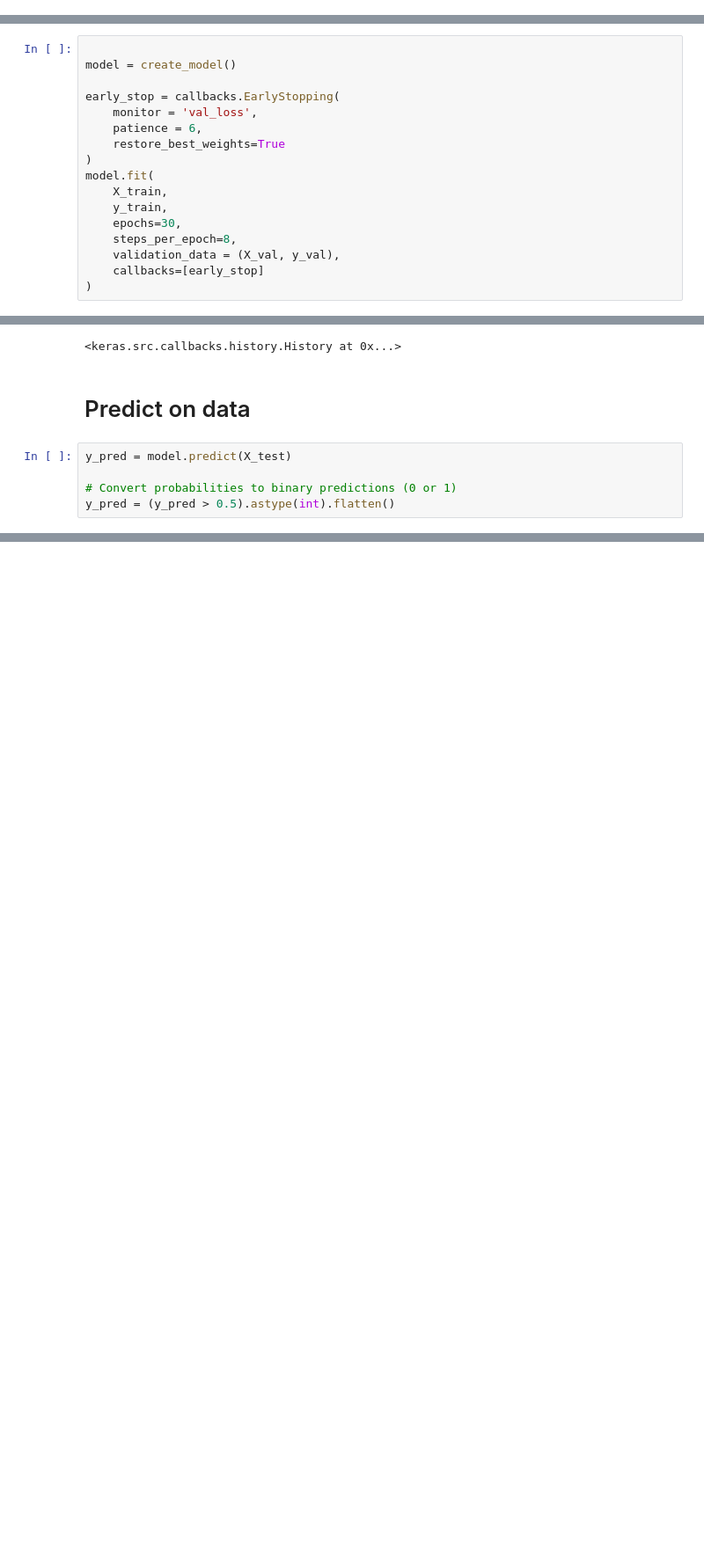
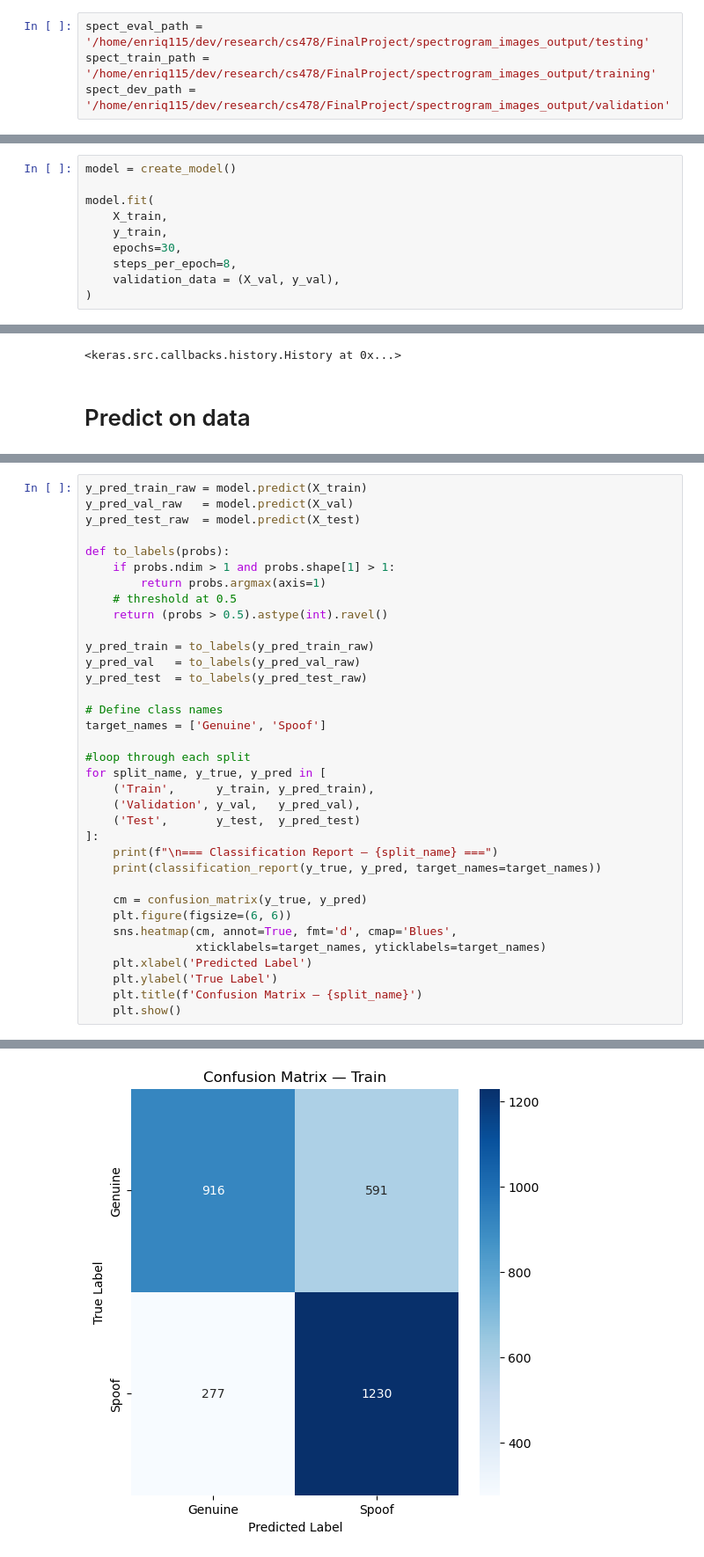
Before and after one commit to to-Gabriel/NeuralNetsAndAudioFeatures, a Jupyter notebook: DeepfakePaperMethod.ipynb, the cells around one changed output, grey strips where cells are left out. Shown: that part at 88% size. Cells and saved outputs as stored; diff of their text form; blank space fills up the shorter version.

Commit message:
Added ipynb files for Wav2Vec Model and Paper Model(Updated)

```diff
--- a/DeepfakePaperMethod.ipynb
+++ b/DeepfakePaperMethod.ipynb
@@ -182,0 +61,4 @@ X_val, y_val = shuffle(X_val, y_val, random_state=42)
+# %%
+spect_eval_path = '/home/enriq115/dev/research/cs478/FinalProject/spectrogram_images_output/testing'
+spect_train_path = '/home/enriq115/dev/research/cs478/FinalProject/spectrogram_images_output/training'
+spect_dev_path = '/home/enriq115/dev/research/cs478/FinalProject/spectrogram_images_output/validation'
@@ -211,21 +180,14 @@ def create_model():
     model.summary()
     return model
 # %%
-
 model = create_model()
 
-early_stop = callbacks.EarlyStopping(
-    monitor = 'val_loss',
-    patience = 6,
-    restore_best_weights=True
-)
 model.fit(
     X_train,
     y_train,
     epochs=30,
     steps_per_epoch=8,
     validation_data = (X_val, y_val),
-    callbacks=[early_stop]
 )
 # %% [output]
 Model: "sequential"
@@ -269,8 +228,3 @@ Epoch 30/30
 <keras.src.callbacks.history.History at 0x...>
 # %% [markdown]
 # Predict on data
-# %%
-y_pred = model.predict(X_test)
-
-# Convert probabilities to binary predictions (0 or 1)
-y_pred = (y_pred > 0.5).astype(int).flatten()
@@ -309,0 +231,36 @@ Precision Score (Spoof as Positive): 0.9444
+# %%
+y_pred_train_raw = model.predict(X_train)
+y_pred_val_raw   = model.predict(X_val)
+y_pred_test_raw  = model.predict(X_test)
+
+def to_labels(probs):
+    if probs.ndim > 1 and probs.shape[1] > 1:
+        return probs.argmax(axis=1)
+    # threshold at 0.5
+    return (probs > 0.5).astype(int).ravel()
+
+y_pred_train = to_labels(y_pred_train_raw)
+y_pred_val   = to_labels(y_pred_val_raw)
+y_pred_test  = to_labels(y_pred_test_raw)
+
+# Define class names
+target_names = ['Genuine', 'Spoof']
+
+#loop through each split
+for split_name, y_true, y_pred in [
+    ('Train',      y_train, y_pred_train),
+    ('Validation', y_val,   y_pred_val),
+    ('Test',       y_test,  y_pred_test)
+]:
+    print(f"\n=== Classification Report — {split_name} ===")
+    print(classification_report(y_true, y_pred, target_names=target_names))
+
+    cm = confusion_matrix(y_true, y_pred)
+    plt.figure(figsize=(6, 6))
+    sns.heatmap(cm, annot=True, fmt='d', cmap='Blues',
+                xticklabels=target_names, yticklabels=target_names)
+    plt.xlabel('Predicted Label')
+    plt.ylabel('True Label')
+    plt.title(f'Confusion Matrix — {split_name}')
+    plt.show()
+# %% [output]
@@ -309,0 +280 @@ Precision Score (Spoof as Positive): 0.9444
+[figure, added]
```
Also changed, not shown: parts of 25 cells of this notebook.
